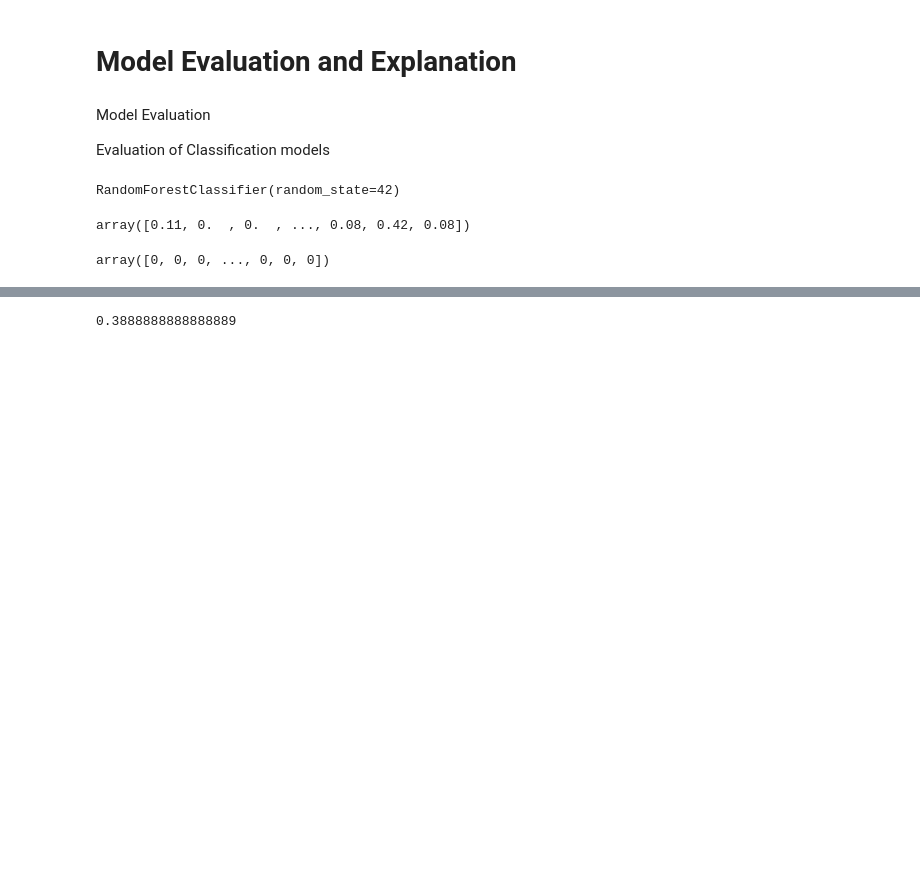
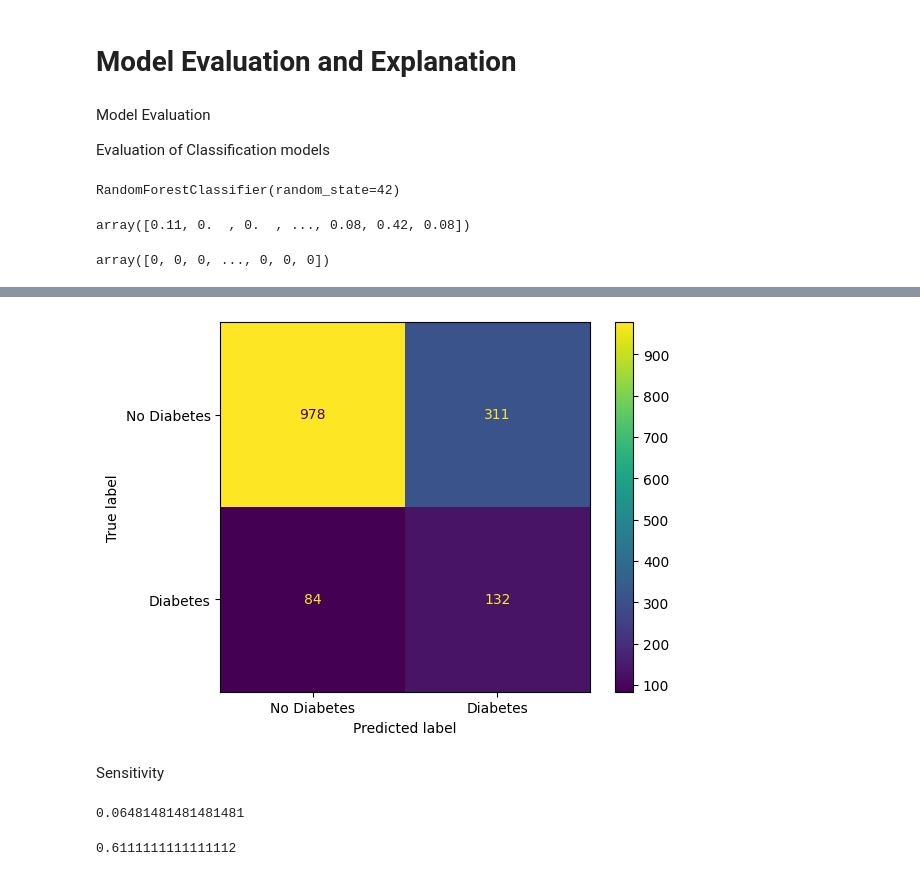
Before and after one commit to osoliman/DSC110, a Jupyter notebook: Prediction/DSC110_Prediction_Model_Evaluation_Explanation.ipynb, the cells around one changed output, grey strips where cells are left out. Saved outputs shown, nothing was run; the diff lists cells and outputs as text; code cells hidden in the pictures; blank space fills up the shorter version.

```diff
--- a/Prediction/DSC110_Prediction_Model_Evaluation_Explanation.ipynb
+++ b/Prediction/DSC110_Prediction_Model_Evaluation_Explanation.ipynb
@@ -64,6 +69,21 @@ y_pred_03 = (y_prob >= 0.3).astype(int)
+# %%
+# Changing threshold to 0.2: classify as positive if prob >= 0.2
+y_pred_02 = (y_prob >= 0.2).astype(int)
+# %%
+ConfusionMatrixDisplay.from_predictions(y_test, y_pred_02, display_labels=['No Diabetes', 'Diabetes'])
+plt.show()
+# %% [output]
+[figure, added]
+# %% [markdown]
+Sensitivity
 # %%
-sensitivity = recall_score(y_test, y_pred_03)          # cleanest
-#sensitivity = recall_score(y_test, y_pred_03, pos_label=1)  # explicit
+from sklearn.metrics import recall_score
+sensitivity = recall_score(y_test, y_pred, pos_label=1)
 print(sensitivity)
 # %% [output]
-0.3888888888888889
+0.06481481481481481
+# %%
+sensitivity_02 = recall_score(y_test, y_pred_02, pos_label=1)
+print(sensitivity_02)
+# %% [output]
+0.6111111111111112
```
Also changed, not shown: parts of 9 cells of this notebook.
